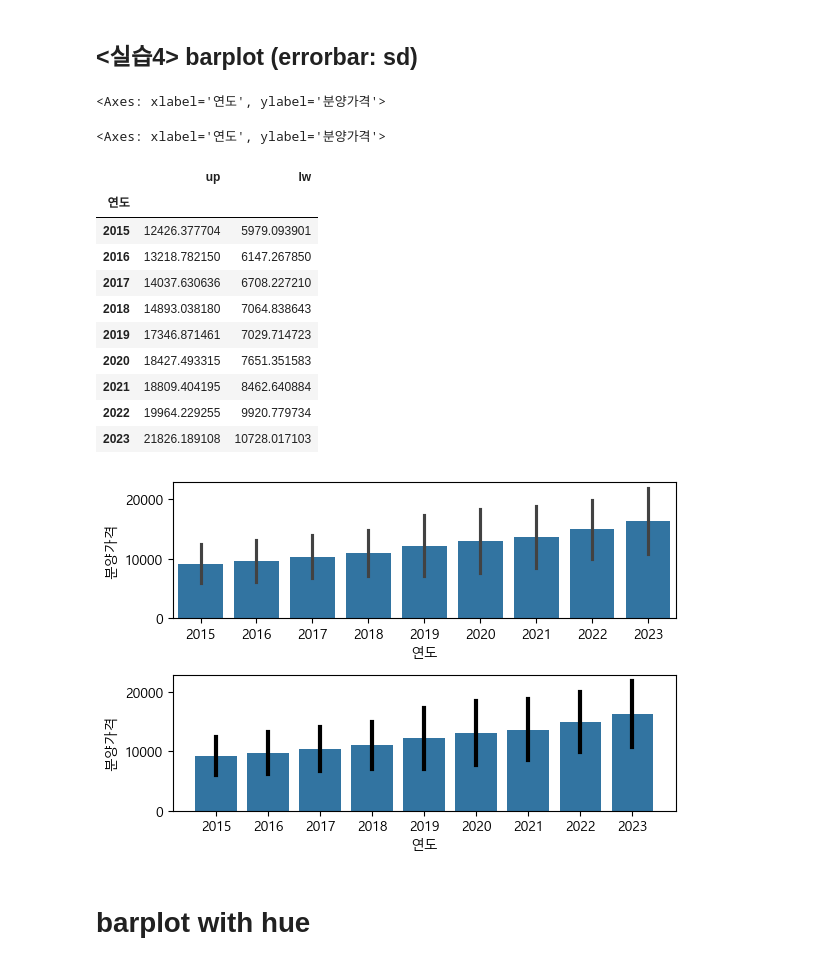
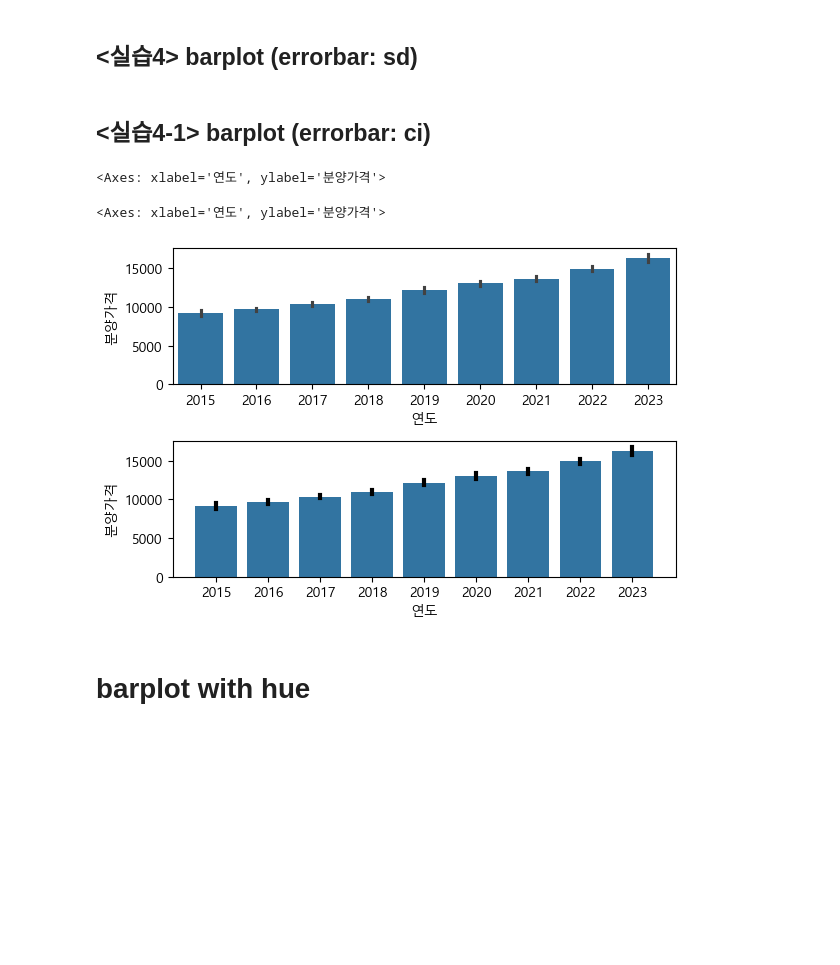
Before and after one commit to Woochang4862/USW-Public-Data-Analysis, a Jupyter notebook: pda_6w/2025_공공데이터분석_6w.ipynb, the cells around one changed output. Cells and saved outputs as stored; diff of their text form; code cells hidden in the pictures; blank space fills up the shorter version.

```diff
--- a/pda_6w/2025_공공데이터분석_6w.ipynb
+++ b/pda_6w/2025_공공데이터분석_6w.ipynb
@@ -28,7 +28,7 @@ from IPython.core.interactiveshell import InteractiveShell
 InteractiveShell.ast_node_interactivity = 'all'
 
 # figure에 한글 폰트 사용을 위한 코드
-plt.rc("font", family="AppleGothic") # window
+plt.rc("font", family="Malgun Gothic") # window
 #plt.rc("font", family="AppleGothic") # mac
 from matplotlib.ticker import MaxNLocator
 # %% [output]
@@ -586,50 +590,50 @@ fig.tight_layout()
 [figure]
 # %% [markdown]
 ## <실습4> barplot (errorbar: sd)
+# %% [markdown]
+## <실습4-1> barplot (errorbar: ci)
 # %%
 fig=plt.figure(figsize=(6, 4))
 ax1, ax2=fig.subplots(2,1)
 
 ## ax1 (errorbar by parameter)
 sns.barplot(data=df_prep,
             x='연도', # group
             y="분양가격",
-            errorbar=('sd',1), # standard deviation interval: -1*Sd ~ +1*sd
+            errorbar=('ci',95),
             ax=ax1)
 
 ## ax2 (errorbar by yourself)
 sns.barplot(data=df_prep,
             x='연도', # group
             y="분양가격",
             errorbar=None,
             ax=ax2)
 
 ## 코드작성
+def get_errorbar_ci(sr1):
+    boot = []
+    for _ in range(1000):
+        mean = sr1.sample(len(sr1), replace=True).mean()
+        boot.append(mean)
+    upper, lower = np.percentile(boot, [97.5, 2.5])
+    return pd.Series([upper, lower], index=['up','lw'])
 
+sd_res = df_prep.groupby('연도')['분양가격'].apply(get_errorbar_ci)
+sd_res = sd_res.unstack(1)
 
 ## draw errorbar
 for x_pos, ind in zip(ax2.get_xticks(), sd_res.index):
     up_pos=sd_res.loc[ind, 'up']
     lw_pos=sd_res.loc[ind, 'lw']
 
     _=ax2.plot([x_pos,x_pos],[lw_pos, up_pos], color='k', linewidth=3)
 
 fig.tight_layout()
 # %% [output]
 <Axes: xlabel='연도', ylabel='분양가격'>
 <Axes: xlabel='연도', ylabel='분양가격'>
-|  | up | lw |
-| 연도 |  |  |
-| 2015 | 12426.377704 | 5979.093901 |
-| 2016 | 13218.782150 | 6147.267850 |
-| 2017 | 14037.630636 | 6708.227210 |
-| 2018 | 14893.038180 | 7064.838643 |
-| 2019 | 17346.871461 | 7029.714723 |
-| 2020 | 18427.493315 | 7651.351583 |
-| 2021 | 18809.404195 | 8462.640884 |
-| 2022 | 19964.229255 | 9920.779734 |
-| 2023 | 21826.189108 | 10728.017103 |
-[figure, old version]
+[figure, new version]
 # %% [markdown]
 # barplot with hue
 # %% [markdown]
```
Also changed, not shown: parts of 16 cells of this notebook, 2 other files.
